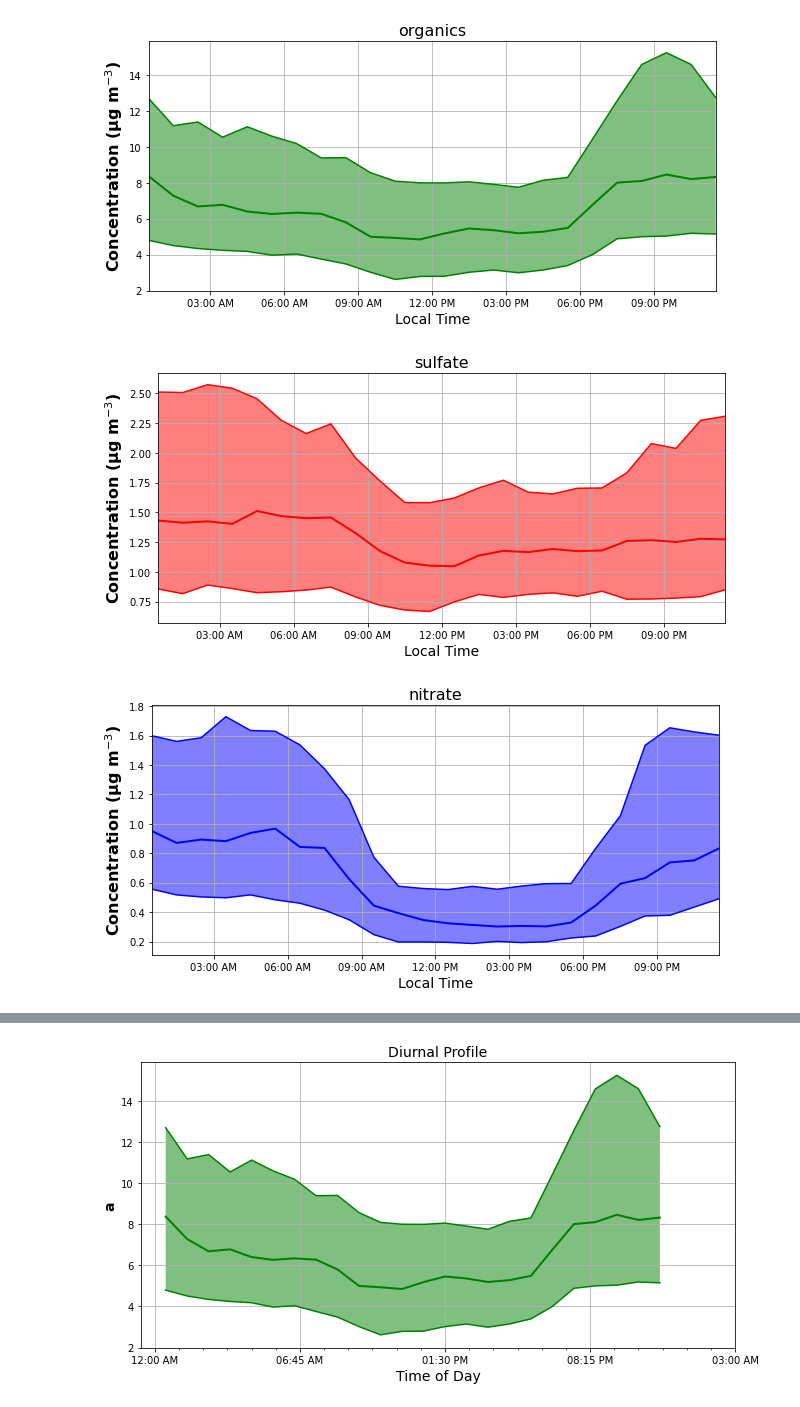
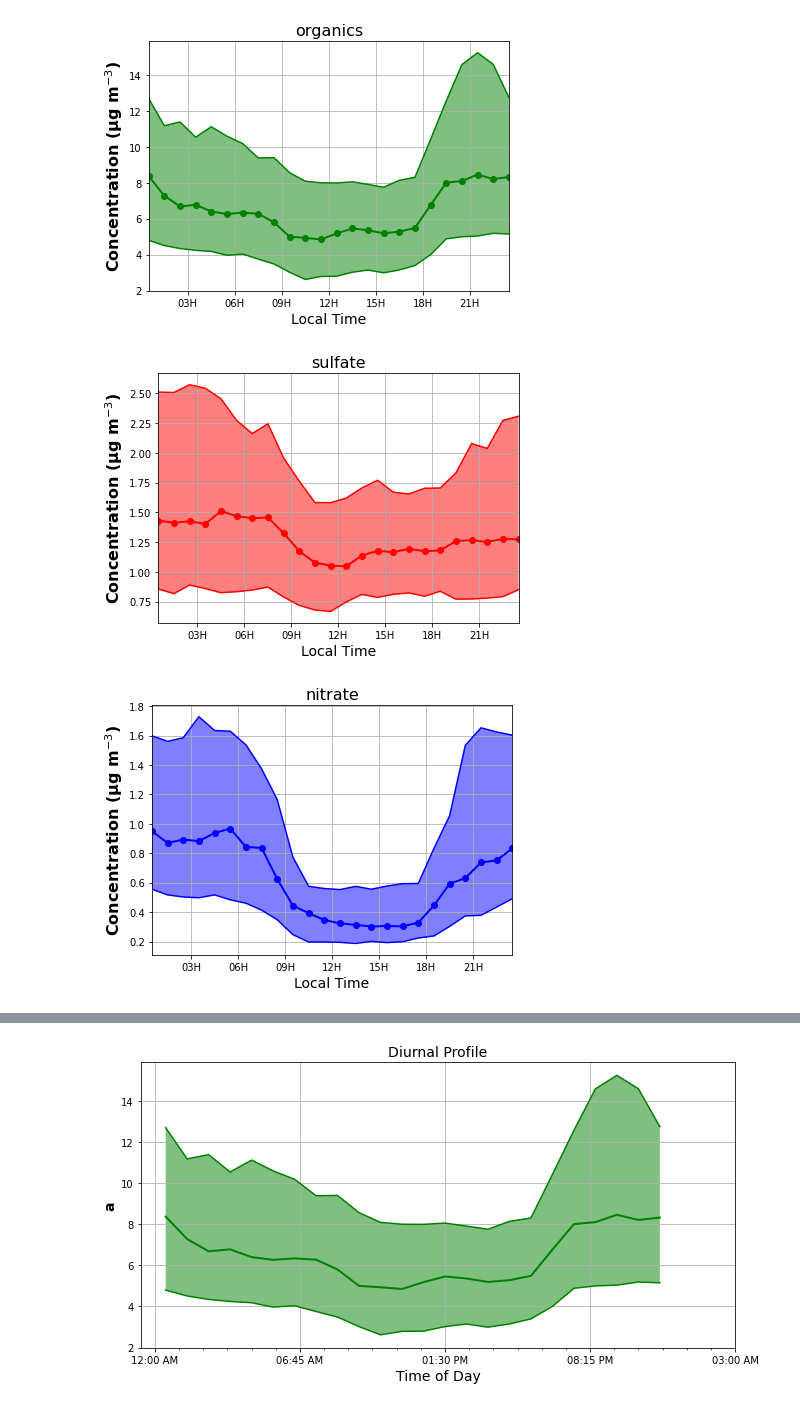
Before and after one commit to djasantos/PhD, a Jupyter notebook: Diurnal_Plots_Campinas_2017.ipynb, the cells around one changed output, grey strips where cells are left out. Drawn from its saved outputs; the diff is of its cells as text; code cells hidden in the pictures.

```diff
--- a/Diurnal_Plots_Campinas_2017.ipynb
+++ b/Diurnal_Plots_Campinas_2017.ipynb
@@ -21,15 +21,15 @@ def mattime2py(matlab_datenum):
   return dt.datetime.fromordinal(int(matlab_datenum)) + dt.timedelta(days=dfrac) - dt.timedelta(days = 366)
 # Plot diurnal
 def plotDiurnal(column_name,cor='k',units='Concentration (\u03BCg m$^{-3}$)',label='Diurnal Profile'):
-  fig, ax = plt.subplots(1, figsize=(9,4.5))
+  fig, ax = plt.subplots(1, figsize=(6,4.5))
   ax.set_title(label, fontsize=16)
   ax.set_ylabel(units, fontsize=16, weight='bold')
   ax.set_xlabel('Local Time', fontsize=14)
-  ax.plot(data.index, data[column_name]['50%'], cor, linewidth=2.0)
+  ax.plot(data.index, data[column_name]['50%'], cor, linewidth=2.0, marker="o")
   ticks = ax.get_xticks()
   #ax.set_xticks(np.linspace(ticks[0], d.date2num(d.num2date(ticks[-1]) + dt.timedelta(hours=3)), 8))
   #ax.set_xticks(np.linspace(ticks[0], d.date2num(d.num2date(ticks[-1]) + dt.timedelta(hours=3)), 25), minor=True)
-  ax.xaxis.set_major_formatter(matplotlib.dates.DateFormatter('%I:%M %p'))
+  ax.xaxis.set_major_formatter(matplotlib.dates.DateFormatter('%HH'))
   plt.tight_layout()
   ax.plot(data.index, data[column_name]['75%'], color=cor)
   ax.plot(data.index, data[column_name]['25%'], color=cor)
@@ -41,23 +41,22 @@ def plotDiurnal(column_name,cor='k',units='Concentration (\u03BCg m$^{-3}$)',lab
 # %%
 campinasDF['LT'] = campinasDF['localtime'].apply(mattime2py).dt.ceil(freq='S').map(lambda x: x.replace(second=0,minute=30))
 campinasDF.head()
 campinasDF = campinasDF.set_index('LT')
 # Create 'data' with diurnal stats (https://www.davidhagan.me/articles?id=7)
 data = campinasDF
 data['Time'] = data.index.map(lambda x: x.strftime("%H:%M"))
 data = data.groupby('Time').describe() # remove .unstack()
 data.index = pd.to_datetime(data.index.astype(str))
 plotDiurnal('org','g',label='organics')
 plotDiurnal('so4','r',label='sulfate')
 plotDiurnal('no3','b',label='nitrate')
 plotDiurnal('nh4','gold',label='ammonium')
-plotDiurnal('chl','m',label='chloride')
 plotDiurnal('blackcarbon','k',label='eBC')
-plotDiurnal('lvooa','g',label='MO-OOA')
-plotDiurnal('svooa','r',label='LO-OOA')
-plotDiurnal('bboa','b',label='BBOA')
-plotDiurnal('hoa','y',label='HOA')
+plotDiurnal('lvooa','m',label='MO-OOA')
+plotDiurnal('svooa','darkviolet',label='LO-OOA')
+plotDiurnal('bboa','brown',label='BBOA')
+plotDiurnal('hoa','darkgray',label='HOA')
 # %% [output]
-[figure, old version]
+[figure, new version]
-[figure, old version]
+[figure, new version]
-[figure, old version]
+[figure, new version]
```
Also changed, not shown: parts of 1 cell of this notebook.
